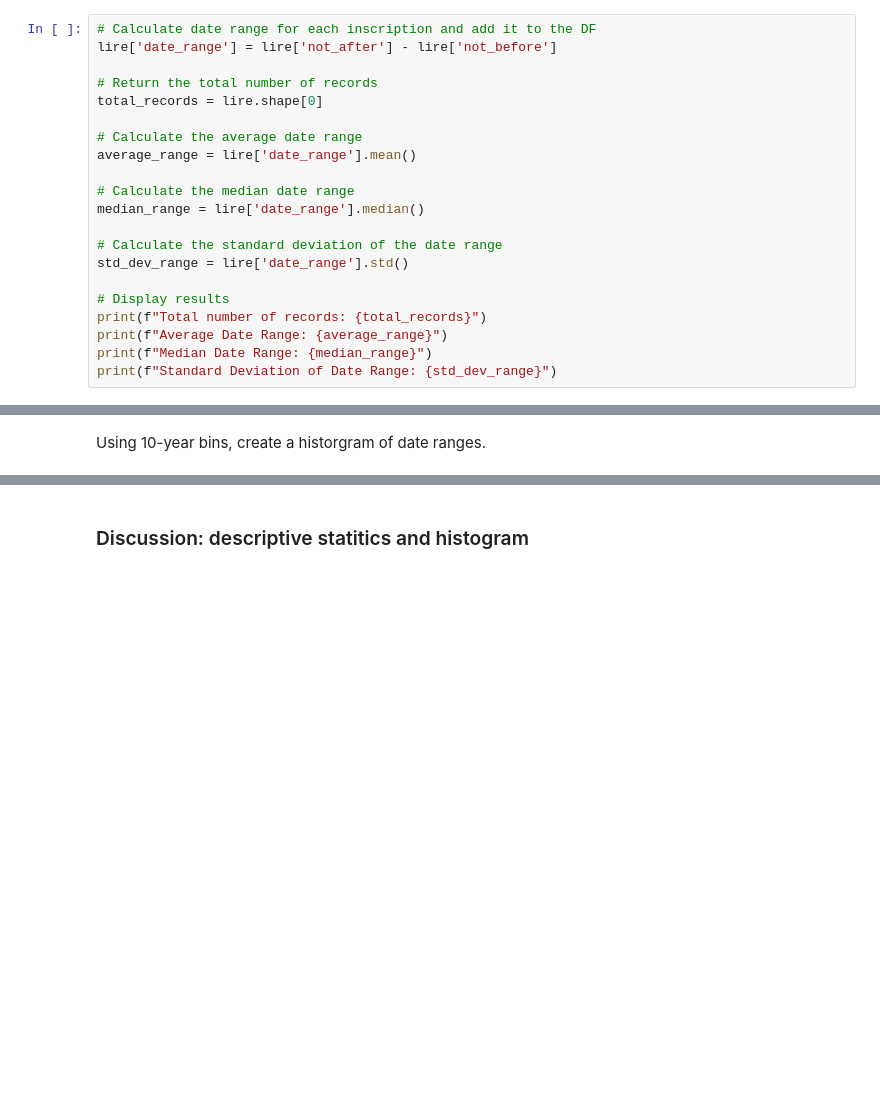
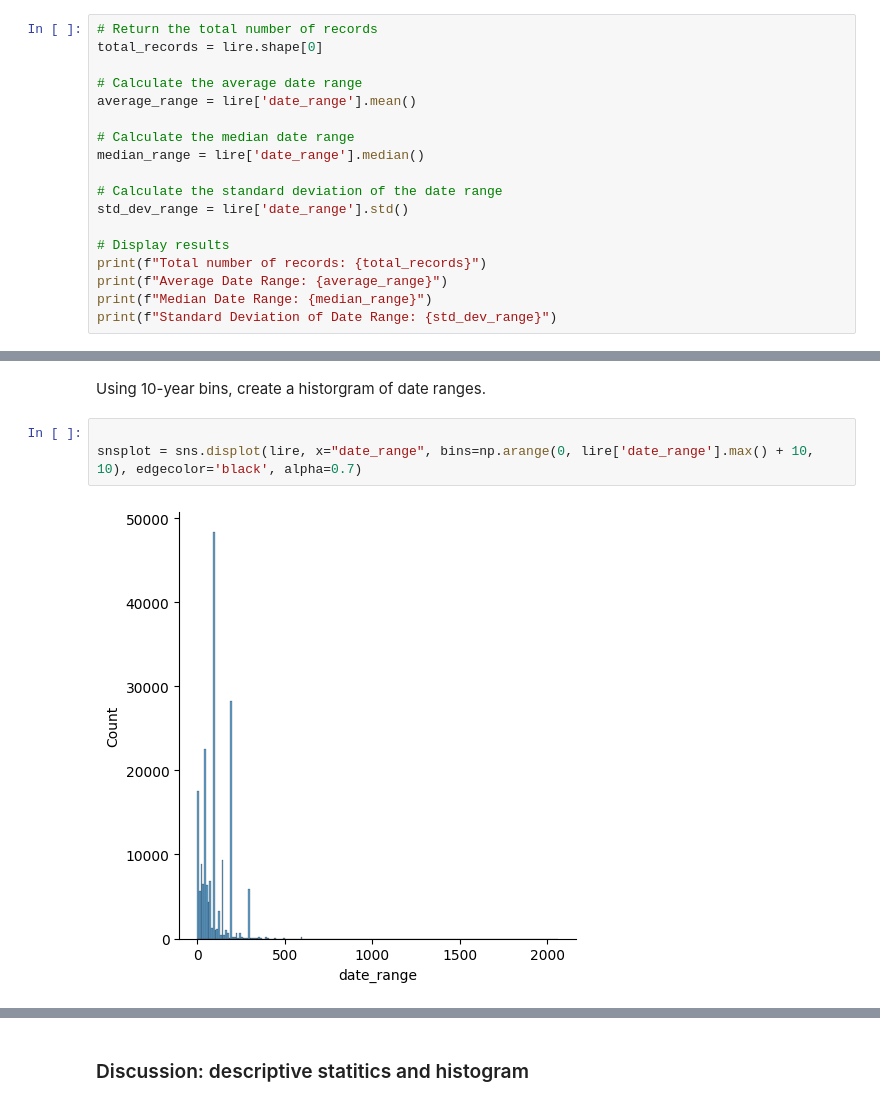
Before and after one commit to saross/inscriptions, a Jupyter notebook: inscriptions-spa.ipynb, the cells around one changed output, grey strips where cells are left out. Cells and saved outputs as stored; diff of their text form; blank space fills up the shorter version.

```diff
--- a/inscriptions-spa.ipynb
+++ b/inscriptions-spa.ipynb
@@ -282,9 +266,6 @@ province_language column added.
 # %% [markdown]
 Display the total number of records, average date range, median date range, and standard deviation of date range.
 # %%
-# Calculate date range for each inscription and add it to the DF
-lire['date_range'] = lire['not_after'] - lire['not_before']
-
 # Return the total number of records
 total_records = lire.shape[0]
 
@@ -311,4 +292,9 @@ Standard Deviation of Date Range: 76.75115026800985
 ## Create a histogram of date ranges
 # %% [markdown]
 Using 10-year bins, create a historgram of date ranges.
+# %%
+
+snsplot = sns.displot(lire, x="date_range", bins=np.arange(0, lire['date_range'].max() + 10, 10), edgecolor='black', alpha=0.7)
+# %% [output]
+[figure, added]
 # %%
```
Also changed, not shown: parts of 6 cells of this notebook, 2 other files.
